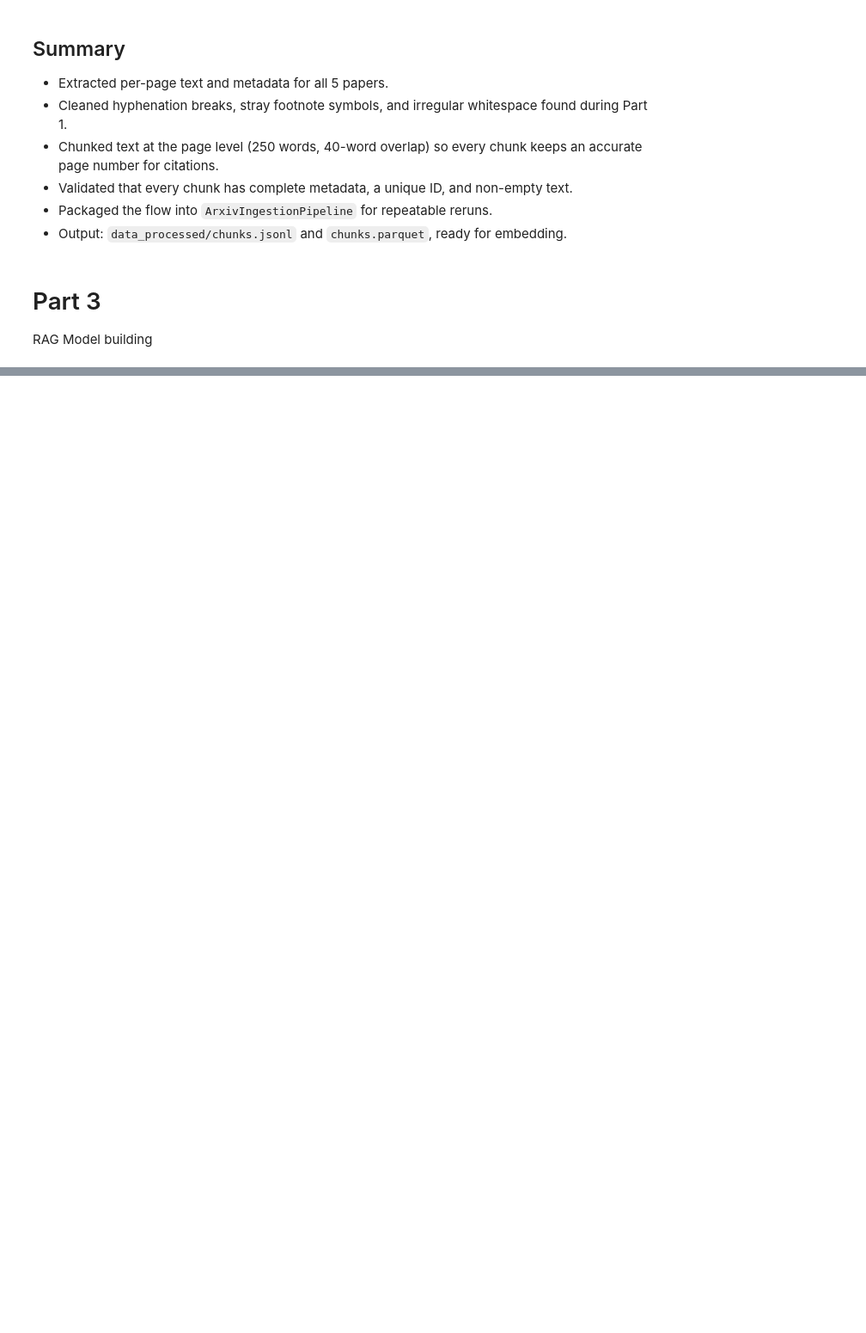
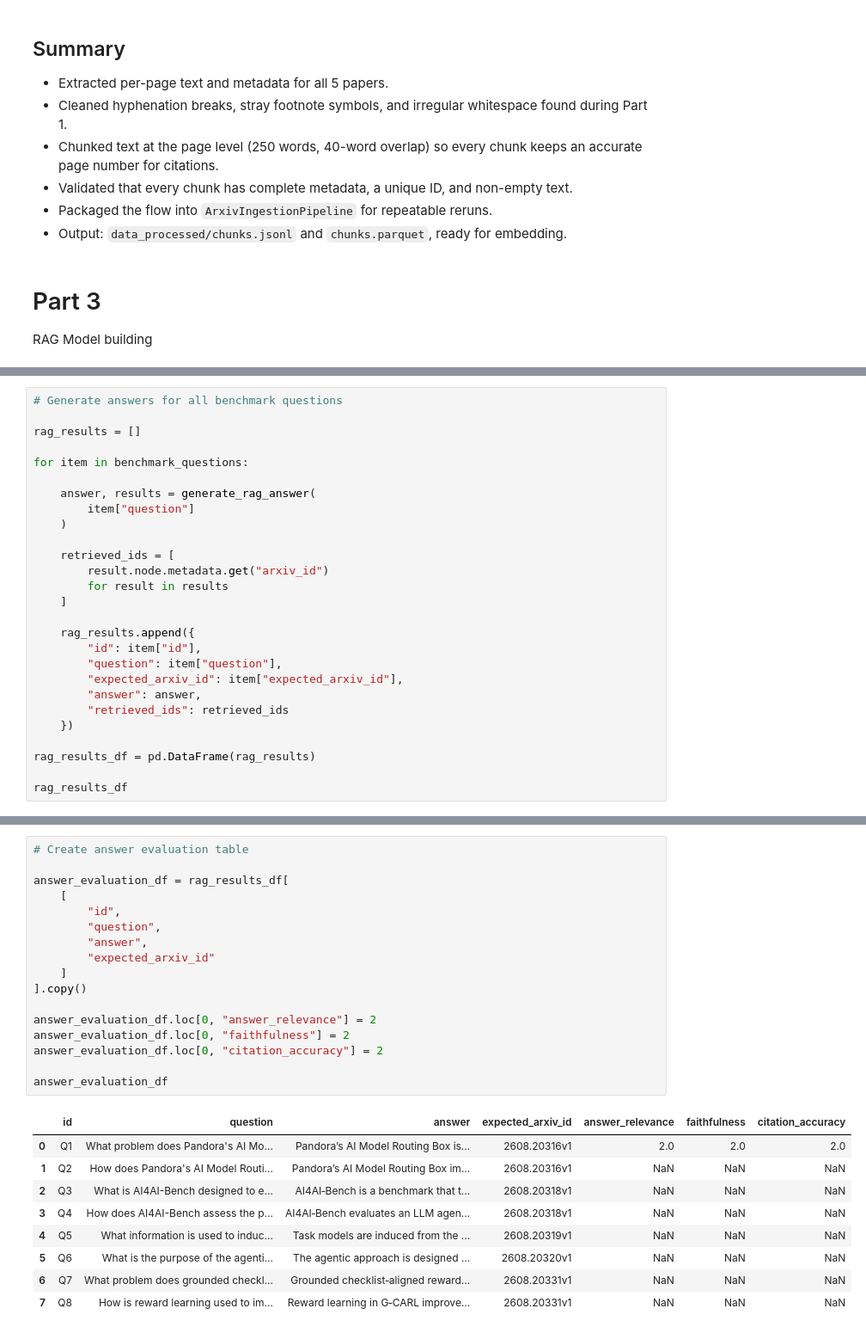
Before and after one commit to Break-Through-Tech/KPMG-1K-ai-research-intelligence-agent-for-business-insight-translation, a Jupyter notebook: notebooks/01_data_assessment.ipynb, the cells around one changed output, grey strips where cells are left out. Shown at 86% size. Saved outputs shown, nothing was run; the diff lists cells and outputs as text; blank space fills up the shorter version.

```diff
--- a/notebooks/01_data_assessment.ipynb
+++ b/notebooks/01_data_assessment.ipynb
@@ -628,0 +973,27 @@ Settings.embed_model = HuggingFaceEmbedding(model_name="sentence-transformers/al
+# %%
+# Generate answers for all benchmark questions
+
+rag_results = []
+
+for item in benchmark_questions:
+
+    answer, results = generate_rag_answer(
+        item["question"]
+    )
+
+    retrieved_ids = [
+        result.node.metadata.get("arxiv_id")
+        for result in results
+    ]
+
+    rag_results.append({
+        "id": item["id"],
+        "question": item["question"],
+        "expected_arxiv_id": item["expected_arxiv_id"],
+        "answer": answer,
+        "retrieved_ids": retrieved_ids
+    })
+
+rag_results_df = pd.DataFrame(rag_results)
+
+rag_results_df
@@ -628,0 +1057,27 @@ Settings.embed_model = HuggingFaceEmbedding(model_name="sentence-transformers/al
+# %%
+# Create answer evaluation table
+
+answer_evaluation_df = rag_results_df[
+    [
+        "id",
+        "question",
+        "answer",
+        "expected_arxiv_id"
+    ]
+].copy()
+
+answer_evaluation_df.loc[0, "answer_relevance"] = 2
+answer_evaluation_df.loc[0, "faithfulness"] = 2
+answer_evaluation_df.loc[0, "citation_accuracy"] = 2
+
+answer_evaluation_df
+# %% [output]
+|  | id | question | answer | expected_arxiv_id | answer_relevance | faithfulness | citation_accuracy |
+| 0 | Q1 | What problem does Pandora's AI Mo... | Pandora’s AI Model Routing Box is... | 2608.20316v1 | 2.0 | 2.0 | 2.0 |
+| 1 | Q2 | How does Pandora's AI Model Routi... | Pandora’s AI Model Routing Box im... | 2608.20316v1 | NaN | NaN | NaN |
+| 2 | Q3 | What is AI4AI-Bench designed to e... | AI4AI‑Bench is a benchmark that t... | 2608.20318v1 | NaN | NaN | NaN |
+| 3 | Q4 | How does AI4AI-Bench assess the p... | AI4AI‑Bench evaluates an LLM agen... | 2608.20318v1 | NaN | NaN | NaN |
+| 4 | Q5 | What information is used to induc... | Task models are induced from the ... | 2608.20319v1 | NaN | NaN | NaN |
+| 5 | Q6 | What is the purpose of the agenti... | The agentic approach is designed ... | 2608.20320v1 | NaN | NaN | NaN |
+| 6 | Q7 | What problem does grounded checkl... | Grounded checklist‑aligned reward... | 2608.20331v1 | NaN | NaN | NaN |
+| 7 | Q8 | How is reward learning used to im... | Reward learning in G‑CARL improve... | 2608.20331v1 | NaN | NaN | NaN |
```
Also changed, not shown: parts of 25 cells of this notebook, 3 other files.
